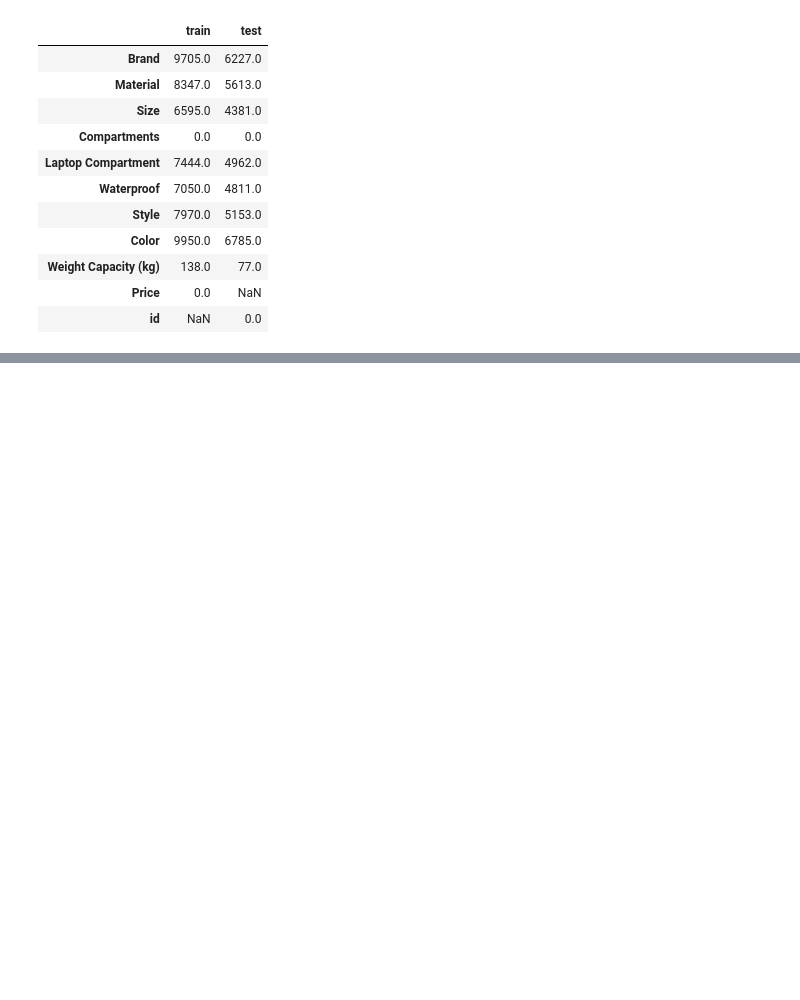
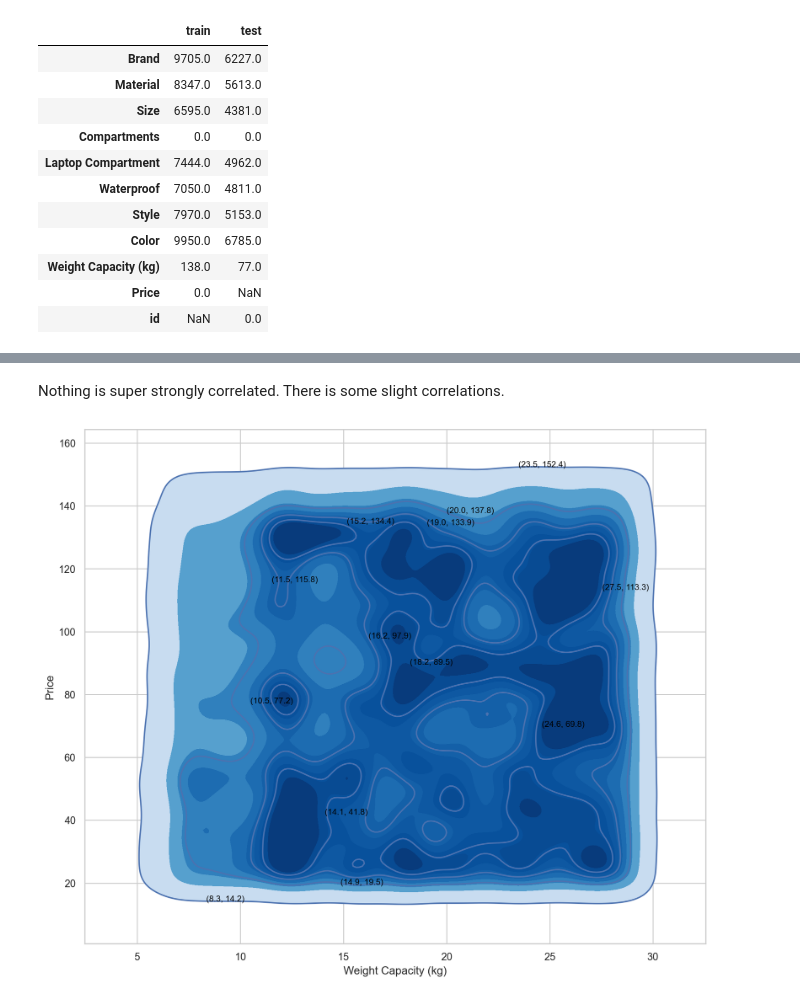
Before and after one commit to JordanPiper315/backpack_prediction_challenge, a Jupyter notebook: backpack_prediction_challenge.ipynb, the cells around one changed output, grey strips where cells are left out. Drawn from its saved outputs; the diff is of its cells as text; code cells hidden in the pictures; blank space fills up the shorter version.

Commit message:
further cleaned up missing values

```diff
--- a/backpack_prediction_challenge.ipynb
+++ b/backpack_prediction_challenge.ipynb
@@ -256,0 +298,8 @@ Missing Values:
+# %%
+test['Waterproof'] = test['Waterproof'].replace({'Yes': 1, 'No': 0})
+test['Laptop Compartment'] = test['Laptop Compartment'].replace({'Yes': 1, 'No': 0})
+test['Size'] = test['Size'].replace({'Small': 1, 'Medium': 2, 'Large': 3})
+test['Style'] = test['Style'].replace({'Tote': 1, 'Backpack': 2, 'Messenger': 3})
+test['Brand'] = test['Brand'].replace({'Adidas': 1, 'Jansport': 2, 'Nike': 3, 'Puma': 4, 'Under Armour': 5})
+test['Material'] = test['Material'].replace({'Canvas': 1, 'Leather': 2, 'Nylon': 3, 'Polyester': 4})
+test['Color'] = test['Color'].replace({'Black': 1, 'Blue': 2, 'Gray': 3, 'Green': 4, 'Pink': 5, 'Red': 6})
@@ -256,0 +322,32 @@ Missing Values:
+# %% [markdown]
+Nothing is super strongly correlated. There is some slight correlations.
+# %%
+for df in (train1, test, train_test):
+  df['Weight Capacity before Filling (kg)'] = df['Weight Capacity (kg)'].copy()
+  for i, row in df[df['Weight Capacity (kg)'].isna()].iterrows():
+    similar_subset = train_test[~train_test['Weight Capacity (kg)'].isna()]
+    for correlated_col in ['Compartments', 'Size', 'Laptop Compartment', 'Material', 'Brand']:
+      idx_value_match = similar_subset[correlated_col] == row[correlated_col]
+      if idx_value_match.sum() < 5:
+        break
+      similar_subset = similar_subset[idx_value_match]
+    df.loc[i, 'Weight Capacity (kg)'] = similar_subset['Weight Capacity (kg)'].median()
+
+plt.figure(figsize=(12, 10))
+ax = sns.kdeplot(data=train1, x='Weight Capacity (kg)', y = 'Price', fill=True, cmap='Blues', thresh=0.05, levels=10)
+x_vals = train1['Weight Capacity (kg)']
+y_vals = train1['Price']
+
+kde = sns.kdeplot(data=train1, x='Weight Capacity (kg)', y='Price', levels=5)
+contours = kde.collections
+
+for collection in contours:
+  for path in collection.get_paths():
+    verts=path.vertices
+    if len(verts) > 0:
+      x, y = verts[len(verts) // 2]
+      ax.text(x, y, f"({x:.1f}, {y:.1f})", fontsize=9, color='black')
+
+plt.show()
+# %% [output]
+[figure, added]
```
Also changed, not shown: parts of 18 cells of this notebook.
